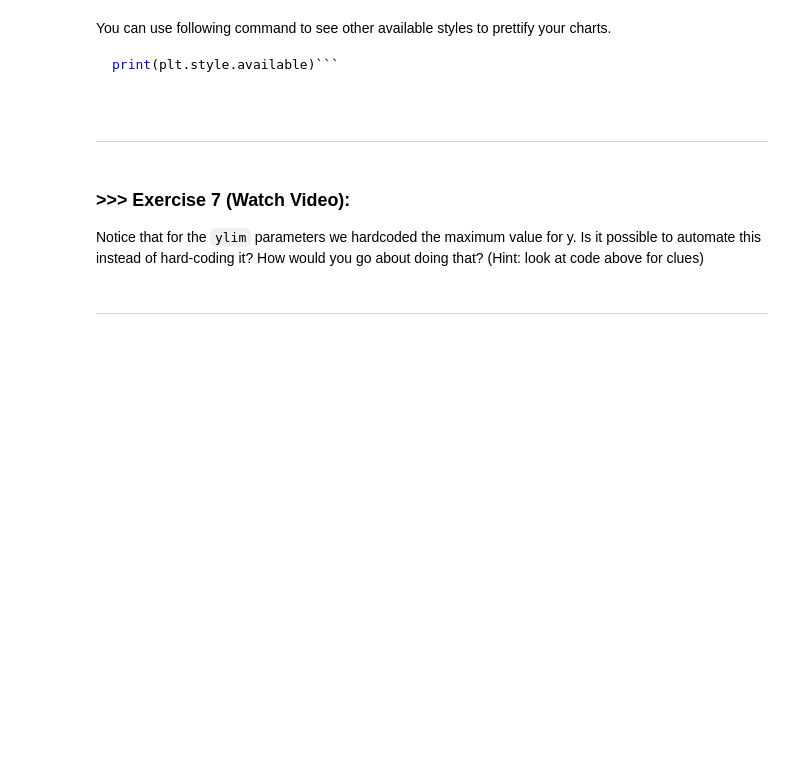
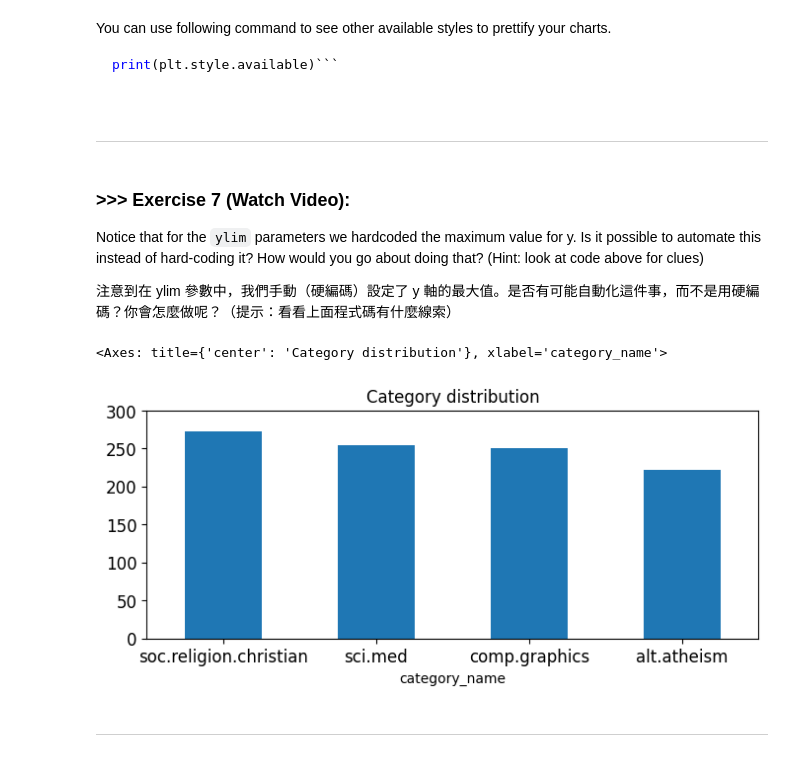
Before and after one commit to LukaChien/DM2025-Lab1-Exercise, a Jupyter notebook: DM2025-Lab1-Master.ipynb, the cells around one changed output. Drawn from its saved outputs; the diff is of its cells as text; code cells hidden in the pictures; blank space fills up the shorter version.

```diff
--- a/DM2025-Lab1-Master.ipynb
+++ b/DM2025-Lab1-Master.ipynb
@@ -762,3 +990,5 @@
 # %% [markdown]
 ### >>> **Exercise 7 (Watch Video):**
 Notice that for the `ylim` parameters we hardcoded the maximum value for y. Is it possible to automate this instead of hard-coding it? How would you go about doing that? (Hint: look at code above for clues)
+
+注意到在 ylim 參數中，我們手動（硬編碼）設定了 y 軸的最大值。是否有可能自動化這件事，而不是用硬編碼？你會怎麼做呢？（提示：看看上面程式碼有什麼線索）
@@ -767,3 +995,17 @@ Notice that for the `ylim` parameters we hardcoded the maximum value for y. Is i
+# %%
+# Answer here
+# 線索：X_sample.category_name.value_counts() 本身就會產生 Series，而此 Series 具有 .max() 屬性。
+
+counts = X_sample.category_name.value_counts()
+
+counts.plot(
+    kind='bar',
+    title='Category distribution',
+    ylim=[0, counts.max() * 1.1],      #緩衝 10%
+    rot=0, fontsize=12, figsize=(8,3))
+# %% [output]
+<Axes: title={'center': 'Category distribution'}, xlabel='category_name'>
+[figure, added]
 # %% [markdown]
 ---
 # %% [markdown]
```
Also changed, not shown: parts of 59 cells of this notebook, 1 other file.
